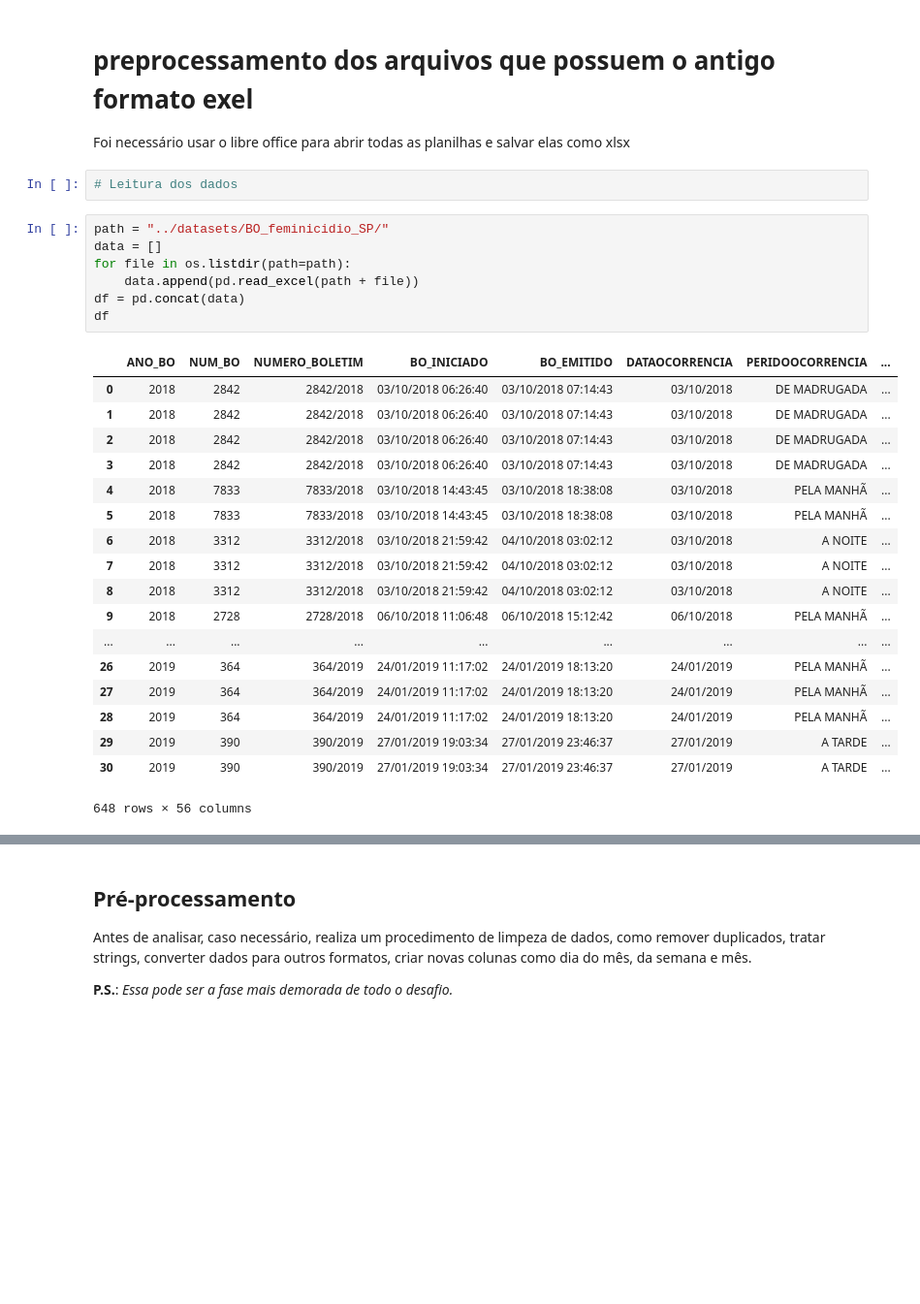
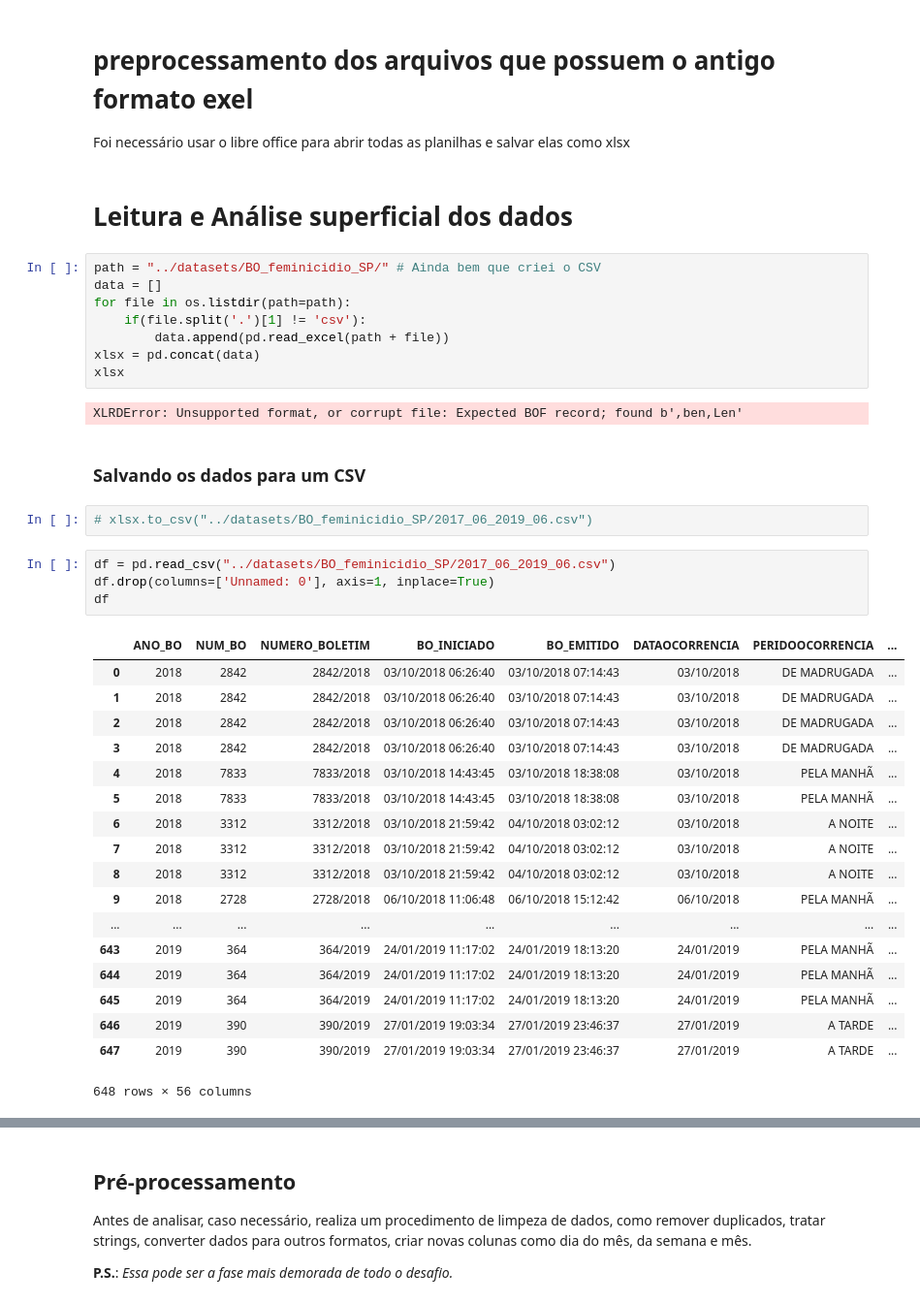
Before and after one commit to Lucas08Ben/Mineracao-de-Dados, a Jupyter notebook: Lista 1 - Análise de dados sobre feminicídio em SP/10 - Desafio.ipynb, the cells around one changed output, grey strips where cells are left out. Shown at 97% size. Saved outputs shown, nothing was run; the diff lists cells and outputs as text; blank space fills up the shorter version.

```diff
--- a/Lista 1 - Análise de dados sobre feminicídio em SP/10 - Desafio.ipynb
+++ b/Lista 1 - Análise de dados sobre feminicídio em SP/10 - Desafio.ipynb
@@ -24,31 +24,42 @@ import matplotlib.pyplot as plt
 # preprocessamento dos arquivos que possuem o antigo formato exel
 
 Foi necessário usar o libre office para abrir todas as planilhas e salvar elas como xlsx
-# %%
-# Leitura dos dados
+# %% [markdown]
+# Leitura e Análise superficial dos dados
 # %%
-path = "../datasets/BO_feminicidio_SP/"
+path = "../datasets/BO_feminicidio_SP/" # Ainda bem que criei o CSV
 data = []
 for file in os.listdir(path=path):
-    data.append(pd.read_excel(path + file))
-df = pd.concat(data)
-df
+    if(file.split('.')[1] != 'csv'):
+        data.append(pd.read_excel(path + file))
+xlsx = pd.concat(data)
+xlsx
 # %% [output]
-|  | ANO_BO | NUM_BO | NUMERO_BOLETIM | BO_INICIADO | BO_EMITIDO | DATAOCORRENCIA | PERIDOOCORRENCIA | ... |
-| 0 | 2018 | 2842 | 2842/2018 | 03/10/2018 06:26:40 | 03/10/2018 07:14:43 | 03/10/2018 | DE MADRUGADA | ... |
-| 1 | 2018 | 2842 | 2842/2018 | 03/10/2018 06:26:40 | 03/10/2018 07:14:43 | 03/10/2018 | DE MADRUGADA | ... |
-| 2 | 2018 | 2842 | 2842/2018 | 03/10/2018 06:26:40 | 03/10/2018 07:14:43 | 03/10/2018 | DE MADRUGADA | ... |
-| 3 | 2018 | 2842 | 2842/2018 | 03/10/2018 06:26:40 | 03/10/2018 07:14:43 | 03/10/2018 | DE MADRUGADA | ... |
-| 4 | 2018 | 7833 | 7833/2018 | 03/10/2018 14:43:45 | 03/10/2018 18:38:08 | 03/10/2018 | PELA MANHÃ | ... |
-| 5 | 2018 | 7833 | 7833/2018 | 03/10/2018 14:43:45 | 03/10/2018 18:38:08 | 03/10/2018 | PELA MANHÃ | ... |
-| 6 | 2018 | 3312 | 3312/2018 | 03/10/2018 21:59:42 | 04/10/2018 03:02:12 | 03/10/2018 | A NOITE | ... |
-| 7 | 2018 | 3312 | 3312/2018 | 03/10/2018 21:59:42 | 04/10/2018 03:02:12 | 03/10/2018 | A NOITE | ... |
-| 8 | 2018 | 3312 | 3312/2018 | 03/10/2018 21:59:42 | 04/10/2018 03:02:12 | 03/10/2018 | A NOITE | ... |
-| 9 | 2018 | 2728 | 2728/2018 | 06/10/2018 11:06:48 | 06/10/2018 15:12:42 | 06/10/2018 | PELA MANHÃ | ... |
-| ... | ... | ... | ... | ... | ... | ... | ... | ... |
-| 26 | 2019 | 364 | 364/2019 | 24/01/2019 11:17:02 | 24/01/2019 18:13:20 | 24/01/2019 | PELA MANHÃ | ... |
-| 27 | 2019 | 364 | 364/2019 | 24/01/2019 11:17:02 | 24/01/2019 18:13:20 | 24/01/2019 | PELA MANHÃ | ... |
-| 28 | 2019 | 364 | 364/2019 | 24/01/2019 11:17:02 | 24/01/2019 18:13:20 | 24/01/2019 | PELA MANHÃ | ... |
-| 29 | 2019 | 390 | 390/2019 | 27/01/2019 19:03:34 | 27/01/2019 23:46:37 | 27/01/2019 | A TARDE | ... |
-| 30 | 2019 | 390 | 390/2019 | 27/01/2019 19:03:34 | 27/01/2019 23:46:37 | 27/01/2019 | A TARDE | ... |
-648 rows × 56 columns
+XLRDError: Unsupported format, or corrupt file: Expected BOF record; found b',ben,Len'
+# %% [markdown]
+### Salvando os dados para um CSV
+# %%
+# xlsx.to_csv("../datasets/BO_feminicidio_SP/2017_06_2019_06.csv")
+# %%
+df = pd.read_csv("../datasets/BO_feminicidio_SP/2017_06_2019_06.csv")
+df.drop(columns=['Unnamed: 0'], axis=1, inplace=True)
+df
+# %% [output]
+|  | ANO_BO | NUM_BO | NUMERO_BOLETIM | BO_INICIADO | BO_EMITIDO | DATAOCORRENCIA | PERIDOOCORRENCIA | ... |
+| 0 | 2018 | 2842 | 2842/2018 | 03/10/2018 06:26:40 | 03/10/2018 07:14:43 | 03/10/2018 | DE MADRUGADA | ... |
+| 1 | 2018 | 2842 | 2842/2018 | 03/10/2018 06:26:40 | 03/10/2018 07:14:43 | 03/10/2018 | DE MADRUGADA | ... |
+| 2 | 2018 | 2842 | 2842/2018 | 03/10/2018 06:26:40 | 03/10/2018 07:14:43 | 03/10/2018 | DE MADRUGADA | ... |
+| 3 | 2018 | 2842 | 2842/2018 | 03/10/2018 06:26:40 | 03/10/2018 07:14:43 | 03/10/2018 | DE MADRUGADA | ... |
+| 4 | 2018 | 7833 | 7833/2018 | 03/10/2018 14:43:45 | 03/10/2018 18:38:08 | 03/10/2018 | PELA MANHÃ | ... |
+| 5 | 2018 | 7833 | 7833/2018 | 03/10/2018 14:43:45 | 03/10/2018 18:38:08 | 03/10/2018 | PELA MANHÃ | ... |
+| 6 | 2018 | 3312 | 3312/2018 | 03/10/2018 21:59:42 | 04/10/2018 03:02:12 | 03/10/2018 | A NOITE | ... |
+| 7 | 2018 | 3312 | 3312/2018 | 03/10/2018 21:59:42 | 04/10/2018 03:02:12 | 03/10/2018 | A NOITE | ... |
+| 8 | 2018 | 3312 | 3312/2018 | 03/10/2018 21:59:42 | 04/10/2018 03:02:12 | 03/10/2018 | A NOITE | ... |
+| 9 | 2018 | 2728 | 2728/2018 | 06/10/2018 11:06:48 | 06/10/2018 15:12:42 | 06/10/2018 | PELA MANHÃ | ... |
+| ... | ... | ... | ... | ... | ... | ... | ... | ... |
+| 643 | 2019 | 364 | 364/2019 | 24/01/2019 11:17:02 | 24/01/2019 18:13:20 | 24/01/2019 | PELA MANHÃ | ... |
+| 644 | 2019 | 364 | 364/2019 | 24/01/2019 11:17:02 | 24/01/2019 18:13:20 | 24/01/2019 | PELA MANHÃ | ... |
+| 645 | 2019 | 364 | 364/2019 | 24/01/2019 11:17:02 | 24/01/2019 18:13:20 | 24/01/2019 | PELA MANHÃ | ... |
+| 646 | 2019 | 390 | 390/2019 | 27/01/2019 19:03:34 | 27/01/2019 23:46:37 | 27/01/2019 | A TARDE | ... |
+| 647 | 2019 | 390 | 390/2019 | 27/01/2019 19:03:34 | 27/01/2019 23:46:37 | 27/01/2019 | A TARDE | ... |
+648 rows × 56 columns
```
Also changed, not shown: parts of 12 cells of this notebook, 2 other files.
